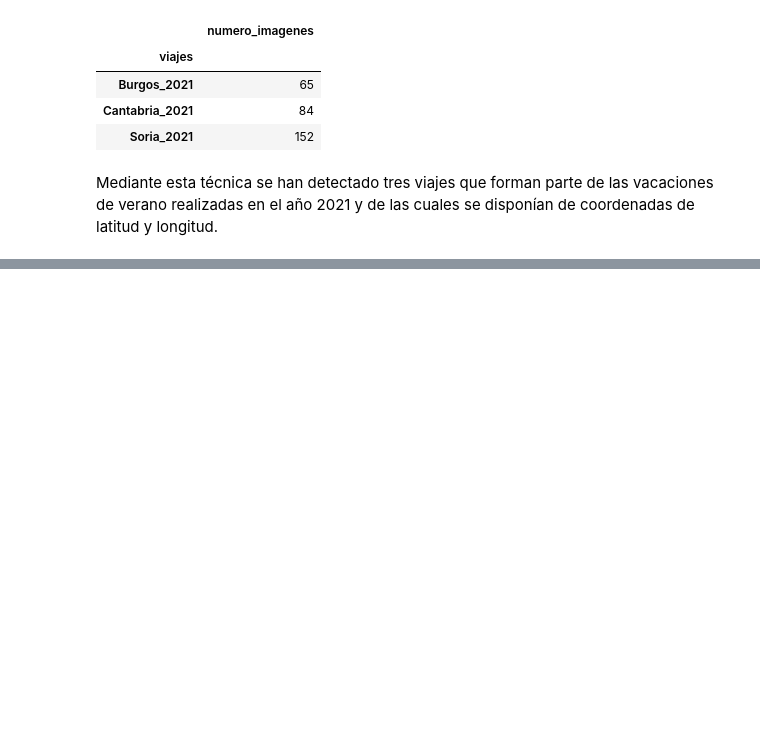
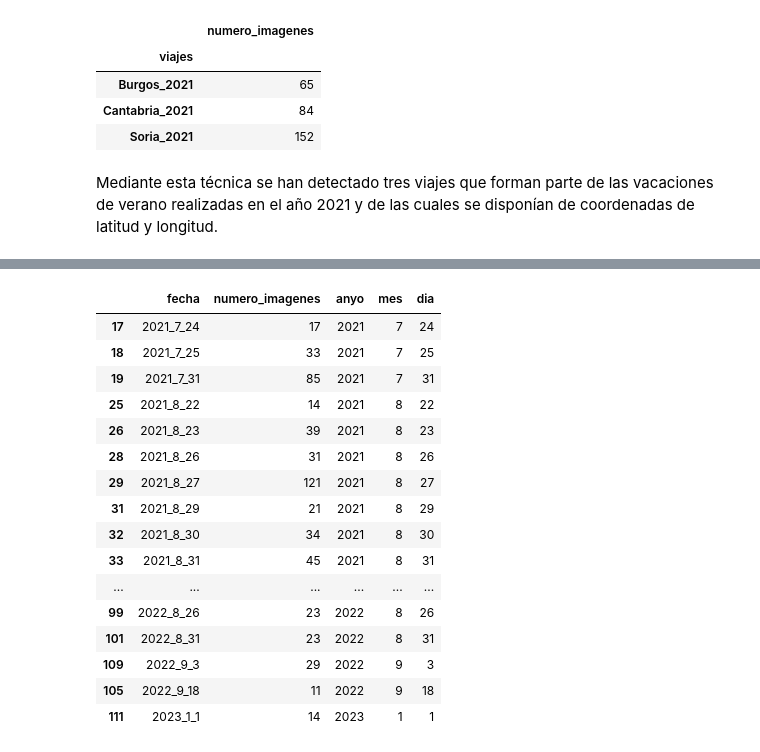
Before and after one commit to dcarretero/UOC_Master_DS_TFM, a Jupyter notebook: image_classifier/4_generador_de_albumes.ipynb, the cells around one changed output, grey strips where cells are left out. Drawn from its saved outputs; the diff is of its cells as text; code cells hidden in the pictures; blank space fills up the shorter version.

```diff
--- a/image_classifier/4_generador_de_albumes.ipynb
+++ b/image_classifier/4_generador_de_albumes.ipynb
@@ -226,0 +354,6 @@ Mediante esta técnica se han detectado tres viajes que forman parte de las vaca
+# %%
+# Se obtienen las imagenes del grafo
+images_list = imagesGraphDB.get_nodes_filtered_by_type('image_filename')
+# Se obtiene el año de estas imágenes
+df_images_year = imagesGraphDB.get_neighbours_by_type_of_node_list(images_list,'image_filename','anyo')
+df_images_date = imagesGraphDB.get_neighbours_by_type_of_node_list(images_list,'image_filename','fecha')
@@ -226,0 +375,12 @@ Mediante esta técnica se han detectado tres viajes que forman parte de las vaca
+# %%
+df_images_count_per_date = df_images_date.groupby(['fecha']).aggregate({'image_filename':'count'})
+df_images_count_per_date.rename(columns = {'image_filename':'numero_imagenes'},inplace=True)
+df_images_count_per_date.reset_index(inplace=True)
+# %%
+df_images_count_per_date = pd.DataFrame(df_images_count_per_date)
+df_images_count_per_date['anyo'] = df_images_count_per_date['fecha'].apply(lambda x: int(x.split('_')[0]))
+df_images_count_per_date['mes'] = df_images_count_per_date['fecha'].apply(lambda x: int(x.split('_')[1]))
+df_images_count_per_date['dia'] = df_images_count_per_date['fecha'].apply(lambda x: int(x.split('_')[2]))
+# %%
+df_images_count_per_date_ordered = df_images_count_per_date.sort_values(by=['anyo','mes','dia'],ascending=True).copy()
+df_images_count_per_date_ordered
@@ -226,0 +401,23 @@ Mediante esta técnica se han detectado tres viajes que forman parte de las vaca
+# %%
+# Se eliminan todos los dias que no esten por encima de 5 veces la media anual
+df_images_count_per_date_filtered = df_images_count_per_date_ordered[df_images_count_per_date_ordered['numero_imagenes']>10].copy()
+
+df_images_count_per_date_filtered
+# %% [output]
+|  | fecha | numero_imagenes | anyo | mes | dia |
+| 17 | 2021_7_24 | 17 | 2021 | 7 | 24 |
+| 18 | 2021_7_25 | 33 | 2021 | 7 | 25 |
+| 19 | 2021_7_31 | 85 | 2021 | 7 | 31 |
+| 25 | 2021_8_22 | 14 | 2021 | 8 | 22 |
+| 26 | 2021_8_23 | 39 | 2021 | 8 | 23 |
+| 28 | 2021_8_26 | 31 | 2021 | 8 | 26 |
+| 29 | 2021_8_27 | 121 | 2021 | 8 | 27 |
+| 31 | 2021_8_29 | 21 | 2021 | 8 | 29 |
+| 32 | 2021_8_30 | 34 | 2021 | 8 | 30 |
+| 33 | 2021_8_31 | 45 | 2021 | 8 | 31 |
+| ... | ... | ... | ... | ... | ... |
+| 99 | 2022_8_26 | 23 | 2022 | 8 | 26 |
+| 101 | 2022_8_31 | 23 | 2022 | 8 | 31 |
+| 109 | 2022_9_3 | 29 | 2022 | 9 | 3 |
+| 105 | 2022_9_18 | 11 | 2022 | 9 | 18 |
+| 111 | 2023_1_1 | 14 | 2023 | 1 | 1 |
```
Also changed, not shown: parts of 43 cells of this notebook, 2 other files.
